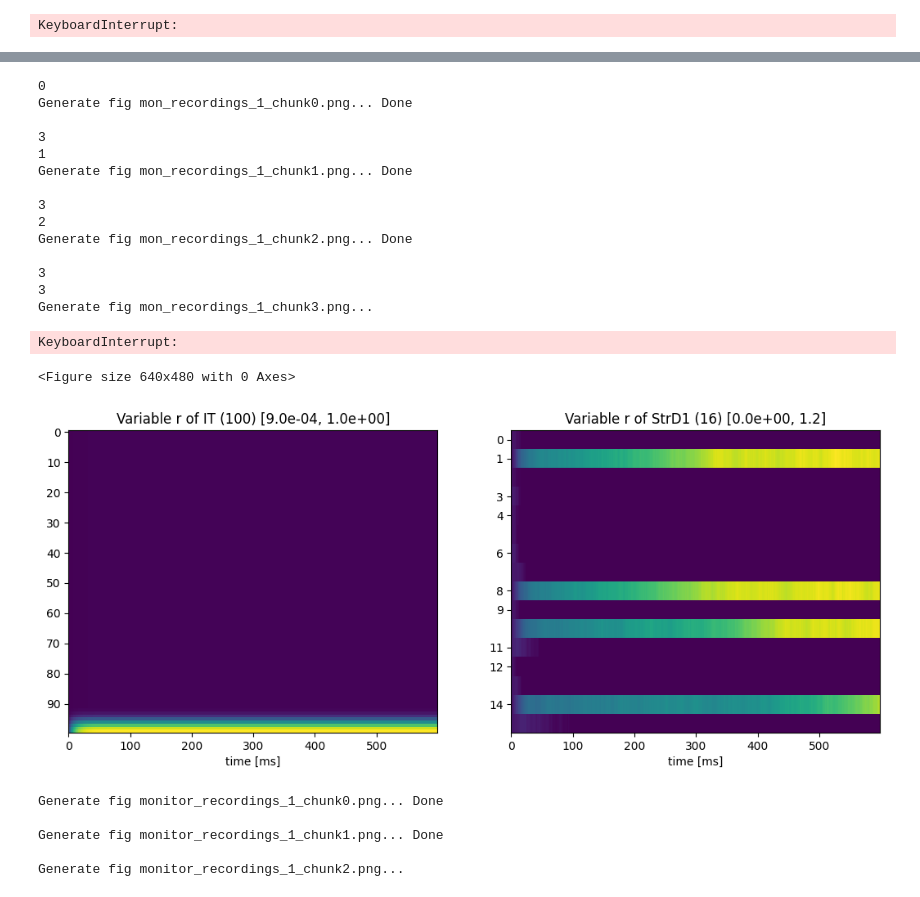
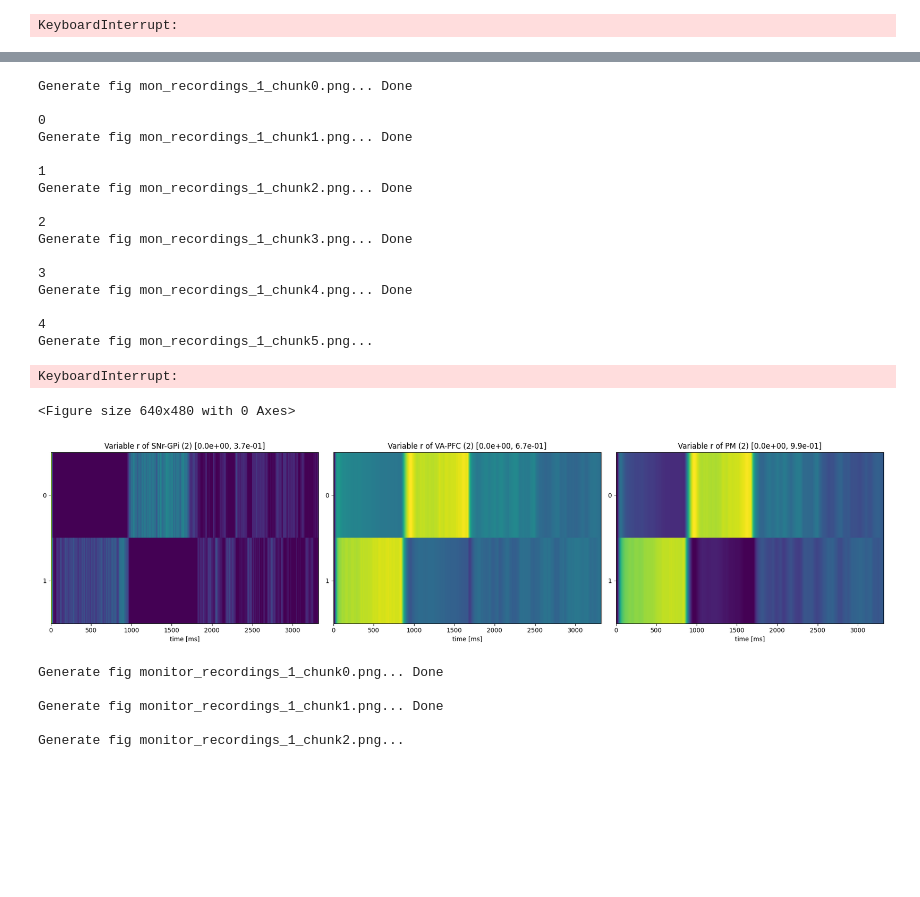
Before and after one commit to keyvany/decision-making-, a Jupyter notebook: finalcat.ipynb, the cells around one changed output, grey strips where cells are left out. Saved outputs shown, nothing was run; the diff lists cells and outputs as text; code cells hidden in the pictures; blank space fills up the shorter version.

```diff
--- a/finalcat.ipynb
+++ b/finalcat.ipynb
@@ -1310,44 +1477,46 @@ KeyboardInterrupt:
 from google.colab import drive
 drive.mount('/content/drive')
 # %%
-for l in chlist:
-   print(l)
+for chunk in range(len(recordings1)):
+
 
    PlotRecordings(
-            figname=f"mon_recordings_1_chunk{l}.png",
+            figname=f"mon_recordings_1_chunk{chunk}.png",
             recordings=recordings1,
             recording_times=recording_times1,
-            shape=(1,2),
+            shape=(1,3),
             plan={
-                "position": [1,2],
-                "compartment": ["IT", "StrD1"],
-                "variable": ["r", "r"],
-                "format": ["matrix", "matrix"],
+                "position": [1,2,3],
+                "compartment": ["SNr-GPi","VA-PFC", "PM"],
+                "variable": ["r", "r", "r"],
+                "format": ["matrix", "matrix", "matrix"],
             },
-            chunk=l,
+            chunk=chunk,
 
 
    )
    plt.savefig(f"pw3{chunk}.png")
    print(chunk)
 # %% [output]
-0
 Generate fig mon_recordings_1_chunk0.png... Done
 
-3
-1
+0
 Generate fig mon_recordings_1_chunk1.png... Done
 
-3
-2
+1
 Generate fig mon_recordings_1_chunk2.png... Done
 
+2
+Generate fig mon_recordings_1_chunk3.png... Done
+
 3
-3
-Generate fig mon_recordings_1_chunk3.png...
+Generate fig mon_recordings_1_chunk4.png... Done
+
+4
+Generate fig mon_recordings_1_chunk5.png...
 KeyboardInterrupt:
 <Figure size 640x480 with 0 Axes>
-[figure, old version]
+[figure, new version]
 # %%
 for chunk in range(len(recordings1)):
         ### using plot_recordings which plots the recordings of one chunk
```
Also changed, not shown: parts of 11 cells of this notebook.
